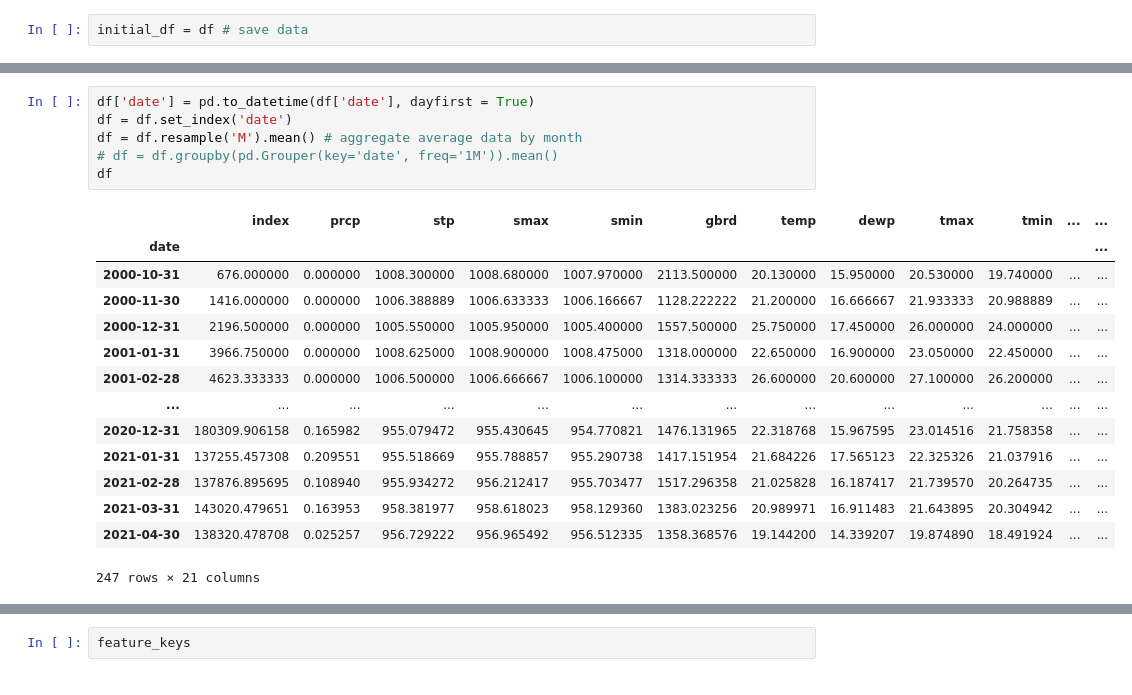
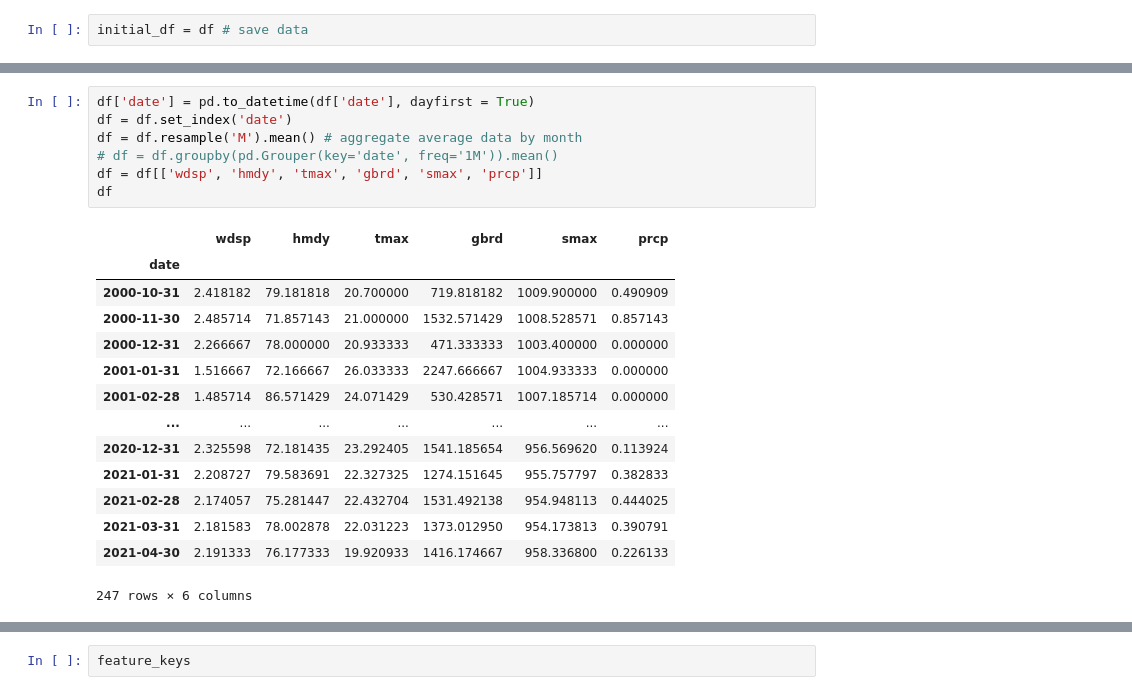
Before and after one commit to ellkrauze/methodsmodels2022, a Jupyter notebook: lab4/Lab4.ipynb, the cells around one changed output, grey strips where cells are left out. Drawn from its saved outputs; the diff is of its cells as text.

```diff
--- a/lab4/Lab4.ipynb
+++ b/lab4/Lab4.ipynb
@@ -54,24 +53,25 @@ df
 # %%
 df['date'] = pd.to_datetime(df['date'], dayfirst = True)
 df = df.set_index('date')
 df = df.resample('M').mean() # aggregate average data by month
 # df = df.groupby(pd.Grouper(key='date', freq='1M')).mean()
+df = df[['wdsp', 'hmdy', 'tmax', 'gbrd', 'smax', 'prcp']]
 df
 # %% [output]
-|  | index | prcp | stp | smax | smin | gbrd | temp | dewp | tmax | tmin | ... | ... |
-| date |  |  |  |  |  |  |  |  |  |  |  | ... |
-| 2000-10-31 | 676.000000 | 0.000000 | 1008.300000 | 1008.680000 | 1007.970000 | 2113.500000 | 20.130000 | 15.950000 | 20.530000 | 19.740000 | ... | ... |
-| 2000-11-30 | 1416.000000 | 0.000000 | 1006.388889 | 1006.633333 | 1006.166667 | 1128.222222 | 21.200000 | 16.666667 | 21.933333 | 20.988889 | ... | ... |
-| 2000-12-31 | 2196.500000 | 0.000000 | 1005.550000 | 1005.950000 | 1005.400000 | 1557.500000 | 25.750000 | 17.450000 | 26.000000 | 24.000000 | ... | ... |
-| 2001-01-31 | 3966.750000 | 0.000000 | 1008.625000 | 1008.900000 | 1008.475000 | 1318.000000 | 22.650000 | 16.900000 | 23.050000 | 22.450000 | ... | ... |
-| 2001-02-28 | 4623.333333 | 0.000000 | 1006.500000 | 1006.666667 | 1006.100000 | 1314.333333 | 26.600000 | 20.600000 | 27.100000 | 26.200000 | ... | ... |
-| ... | ... | ... | ... | ... | ... | ... | ... | ... | ... | ... | ... | ... |
-| 2020-12-31 | 180309.906158 | 0.165982 | 955.079472 | 955.430645 | 954.770821 | 1476.131965 | 22.318768 | 15.967595 | 23.014516 | 21.758358 | ... | ... |
-| 2021-01-31 | 137255.457308 | 0.209551 | 955.518669 | 955.788857 | 955.290738 | 1417.151954 | 21.684226 | 17.565123 | 22.325326 | 21.037916 | ... | ... |
-| 2021-02-28 | 137876.895695 | 0.108940 | 955.934272 | 956.212417 | 955.703477 | 1517.296358 | 21.025828 | 16.187417 | 21.739570 | 20.264735 | ... | ... |
-| 2021-03-31 | 143020.479651 | 0.163953 | 958.381977 | 958.618023 | 958.129360 | 1383.023256 | 20.989971 | 16.911483 | 21.643895 | 20.304942 | ... | ... |
-| 2021-04-30 | 138320.478708 | 0.025257 | 956.729222 | 956.965492 | 956.512335 | 1358.368576 | 19.144200 | 14.339207 | 19.874890 | 18.491924 | ... | ... |
+|  | wdsp | hmdy | tmax | gbrd | smax | prcp |
+| date |  |  |  |  |  |  |
+| 2000-10-31 | 2.418182 | 79.181818 | 20.700000 | 719.818182 | 1009.900000 | 0.490909 |
+| 2000-11-30 | 2.485714 | 71.857143 | 21.000000 | 1532.571429 | 1008.528571 | 0.857143 |
+| 2000-12-31 | 2.266667 | 78.000000 | 20.933333 | 471.333333 | 1003.400000 | 0.000000 |
+| 2001-01-31 | 1.516667 | 72.166667 | 26.033333 | 2247.666667 | 1004.933333 | 0.000000 |
+| 2001-02-28 | 1.485714 | 86.571429 | 24.071429 | 530.428571 | 1007.185714 | 0.000000 |
+| ... | ... | ... | ... | ... | ... | ... |
+| 2020-12-31 | 2.325598 | 72.181435 | 23.292405 | 1541.185654 | 956.569620 | 0.113924 |
+| 2021-01-31 | 2.208727 | 79.583691 | 22.327325 | 1274.151645 | 955.757797 | 0.382833 |
+| 2021-02-28 | 2.174057 | 75.281447 | 22.432704 | 1531.492138 | 954.948113 | 0.444025 |
+| 2021-03-31 | 2.181583 | 78.002878 | 22.031223 | 1373.012950 | 954.173813 | 0.390791 |
+| 2021-04-30 | 2.191333 | 76.177333 | 19.920933 | 1416.174667 | 958.336800 | 0.226133 |
-247 rows × 21 columns
+247 rows × 6 columns
 # %%
 titles = ['Wind speed in (m/s)',
         'Relative humid (%)',
```
Also changed, not shown: parts of 51 cells of this notebook.
